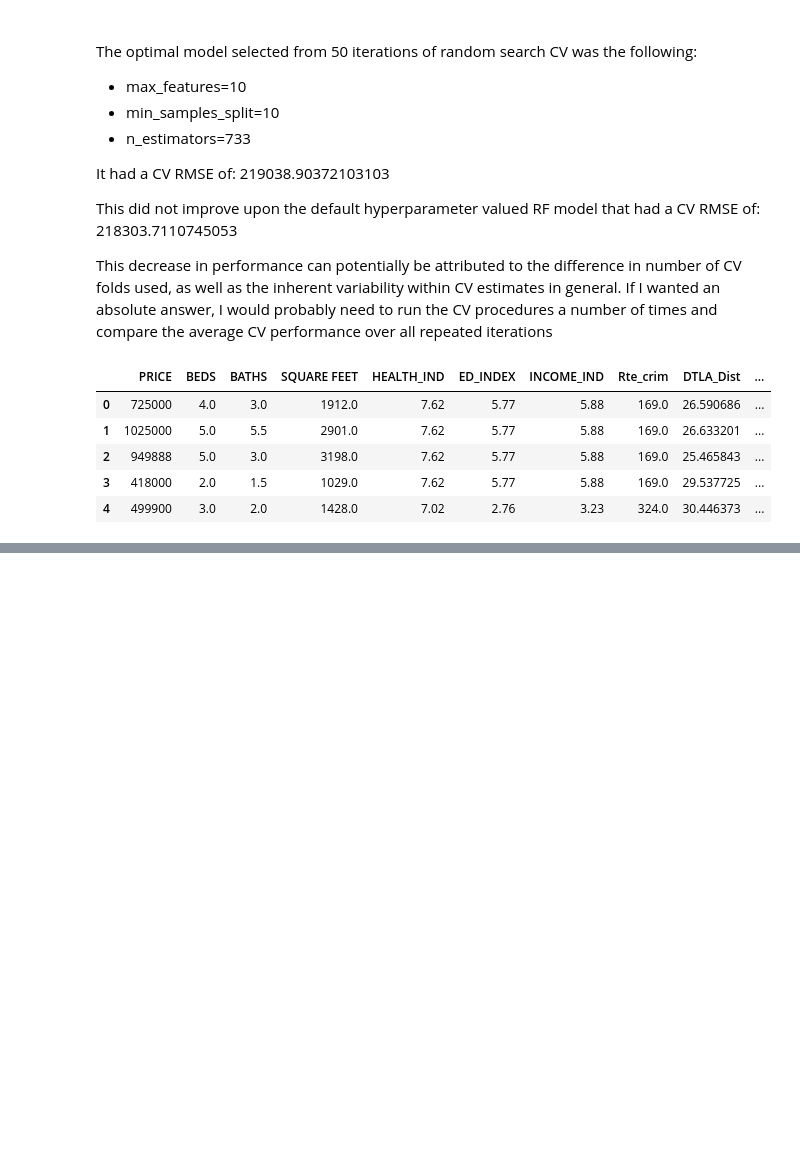
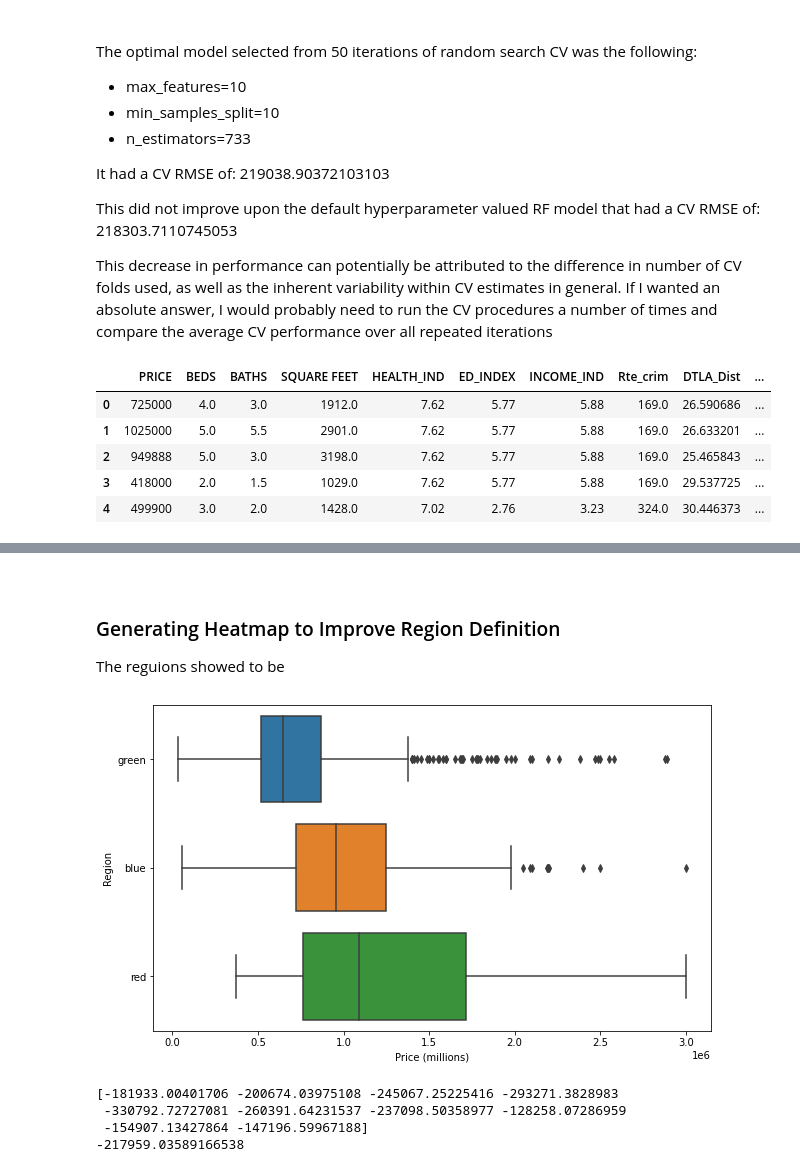
Before and after one commit to Christopher-Liu/Irvine-Property-Value-Analysis, a Jupyter notebook: analysis_la.ipynb, the cells around one changed output, grey strips where cells are left out. Saved outputs shown, nothing was run; the diff lists cells and outputs as text; code cells hidden in the pictures; blank space fills up the shorter version.

Commit message:
Used gmaps API to change regions from four to three

```diff
--- a/analysis_la.ipynb
+++ b/analysis_la.ipynb
@@ -741,0 +742,41 @@ importances.sort_values(by='Gini-importance').plot(kind='bar')
+# %% [markdown]
+<br>
+
+### Generating Heatmap to Improve Region Definition
+
+The reguions showed to be
+# %%
+# import gmaps
+# import gmaps.datasets
+
+# gmaps.configure(api_key = 'api_key_here')df_modeling_encoded = pd.get_dummies(df_modeling, columns=['PROPERTY TYPE', 'Region'], drop_first = True)
+
+# fig = gmaps.figure(layout = {'width': '1200px', 'height': '800px'})
+df_modeling = df_full_merged.drop(columns = ['CITY', 'LATITUDE', 'LONGITUDE', 'ZIP OR POSTAL CODE'])
+# heatmap_data = list(zip(df_full_merged['LATITUDE'], df_full_merged['LONGITUDE'], df_full_merged['PRICE']))
+
+# heatmap_layer = gmaps.heatmap_layer(df_full_merged[['LATITUDE', 'LONGITUDE']],
+#                                     weights = df_full_merged['PRICE'].to_numpy(),
+#                                     max_intensity = 3_000_000,
+#                                     point_radius = 10)
+df_modeling_encoded
+# fig.add_layer(heatmap_layer)
+# fig
+# %%
+def city_bins_updated(row):
+    if row in ['South Pasadena', 'Temple City', 'Pasadena', 'Arcadia', 'San Marino', 'Sierra Madre', 'Monrovia', 'Duarte']:
+        return 'red'
+    elif row in ['Rowland Heights', 'Diamond Bar', 'Walnut']:
+        return 'blue'df_modeling_encoded = pd.get_dummies(df_modeling, columns=['PROPERTY TYPE', 'Region'], drop_first = True)
+    else:
+        return 'green'
+
+df_geo_updated = df_full_merged.copy()
+df_geo_updated['Region'] = df_full_merged['CITY'].apply(lambda row: city_bins_updated(row))
+# %%
+f, ax = plt.subplots(figsize=(10, 6))
+df_modeling_encoded = pd.get_dummies(df_modeling, columns=['PROPERTY TYPE', 'Region'], drop_first = True)
+sns.boxplot(y='Region', x='PRICE', data=df_geo_updated, ax=ax)
+ax.set(xlabel = 'Price (millions)');
+# %% [output]
+[figure, added]
@@ -741,0 +787,17 @@ importances.sort_values(by='Gini-importance').plot(kind='bar')
+# %%
+rf_geo = RandomForestRegressor(n_estimators = 500,
+                               max_features = 'sqrt')
+
+rf_geo_cv = cross_val_score(rf,
+                            X = df_geo_encoded.drop(columns = ['PRICE']).to_numpy(),
+                            y = df_geo_encoded['PRICE'].to_numpy(),
+                            cv = 10,
+                            scoring = 'neg_root_mean_squared_error')
+
+print(rf_cv)
+print(rf_cv.mean())
+# %% [output]
+[-181933.00401706 -200674.03975108 -245067.25225416 -293271.3828983
+ -330792.72727081 -260391.64231537 -237098.50358977 -128258.07286959
+ -154907.13427864 -147196.59967188]
+-217959.03589166538
```
Also changed, not shown: parts of 7 cells of this notebook.
